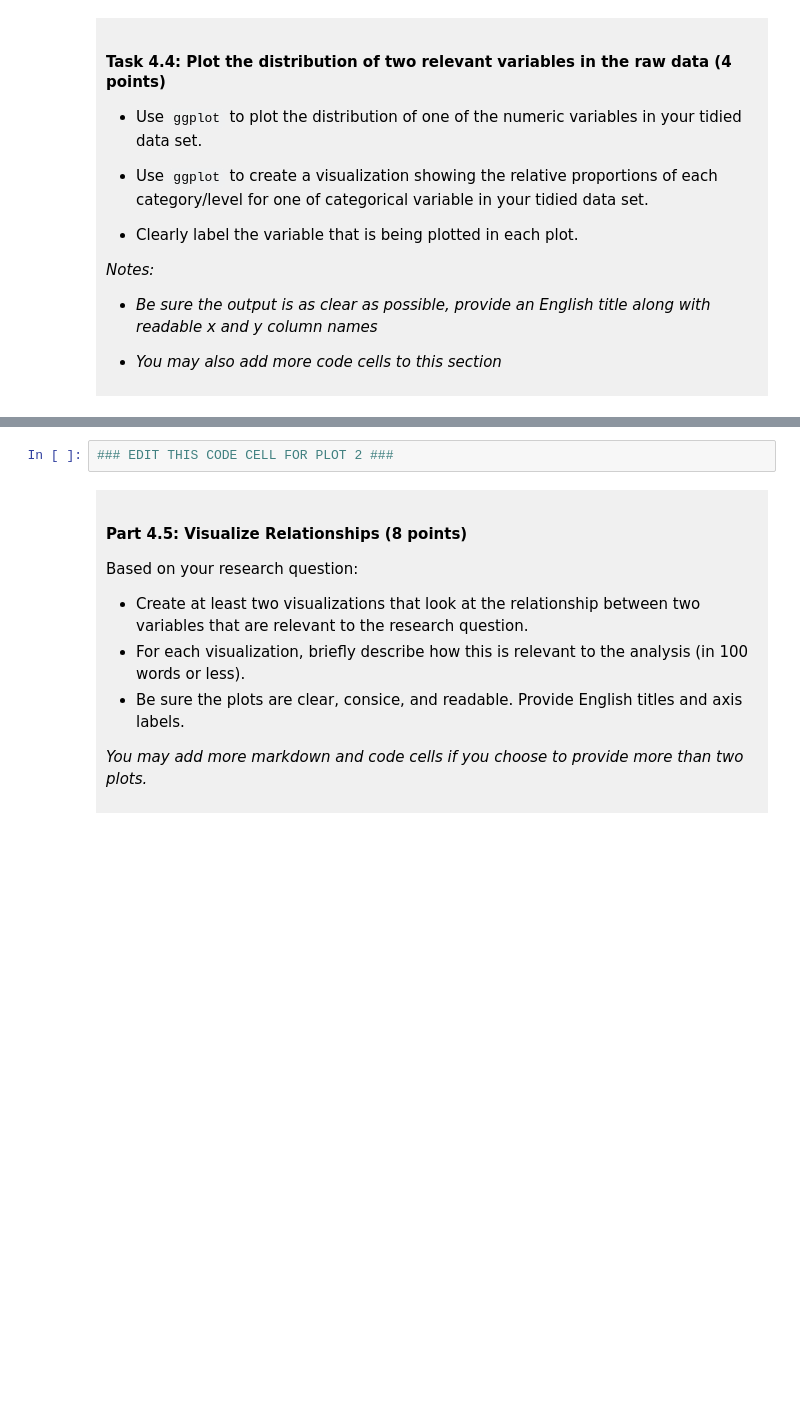
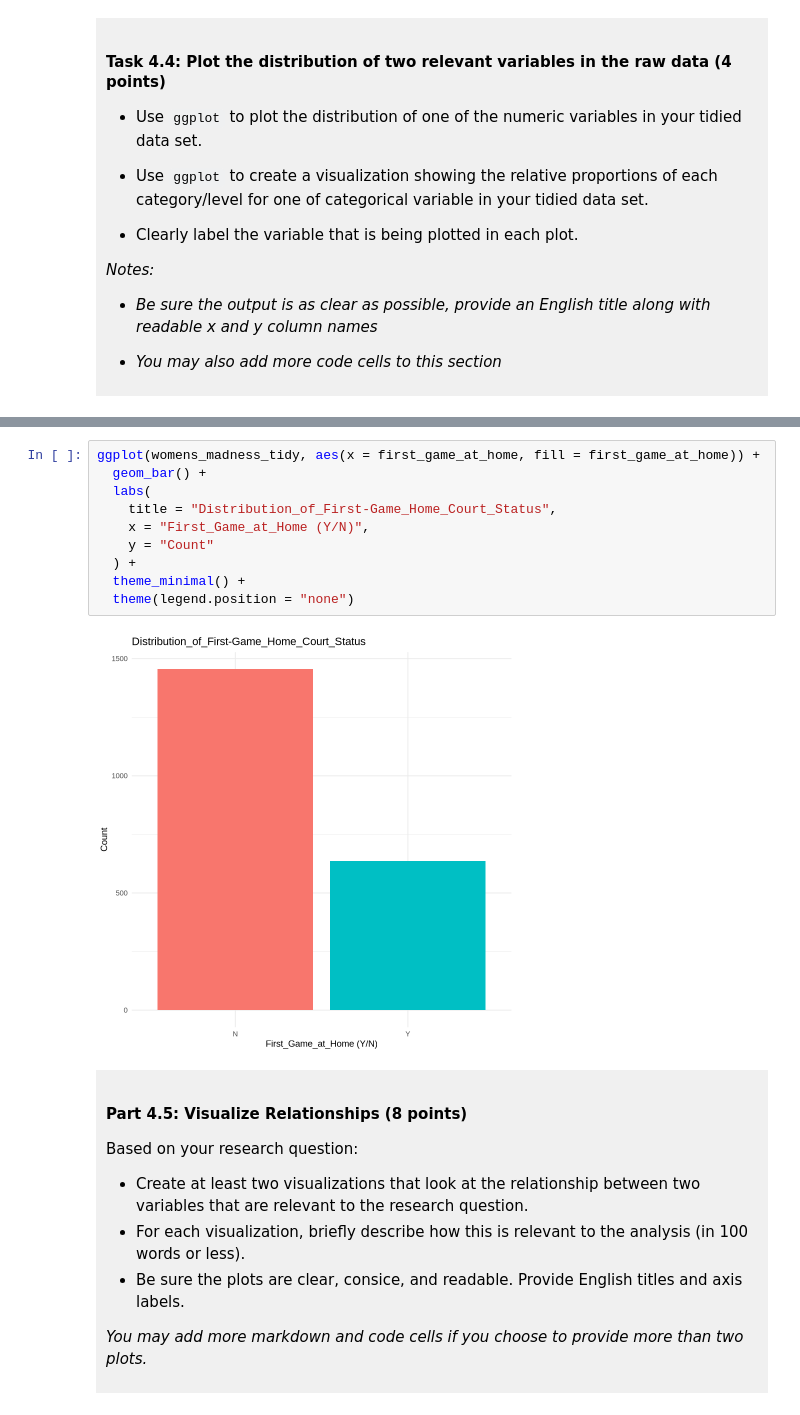
Before and after one commit to yuanyixinyancy2025-tech/dsci-100-project-yixin-yuan, a Jupyter notebook: dsci-100-project-notebook.ipynb, the cells around one changed output, grey strips where cells are left out. Saved outputs shown, nothing was run; the diff lists cells and outputs as text; blank space fills up the shorter version.

```diff
--- a/dsci-100-project-notebook.ipynb
+++ b/dsci-100-project-notebook.ipynb
@@ -304,5 +329,15 @@ You will refine your research question (if needed) and produce a tidy data set.
 # %%
-### EDIT THIS CODE CELL FOR PLOT 2 ###
+ggplot(womens_madness_tidy, aes(x = first_game_at_home, fill = first_game_at_home)) +
+  geom_bar() +
+  labs(
+    title = "Distribution_of_First-Game_Home_Court_Status",
+    x = "First_Game_at_Home (Y/N)",
+    y = "Count"
+  ) +
+  theme_minimal() +
+  theme(legend.position = "none")
+# %% [output]
+[figure, added]
 # %% [markdown]
 <div style="background-color: #f0f0f0; padding: 10px;">
 
```
Also changed, not shown: parts of 10 cells of this notebook.
